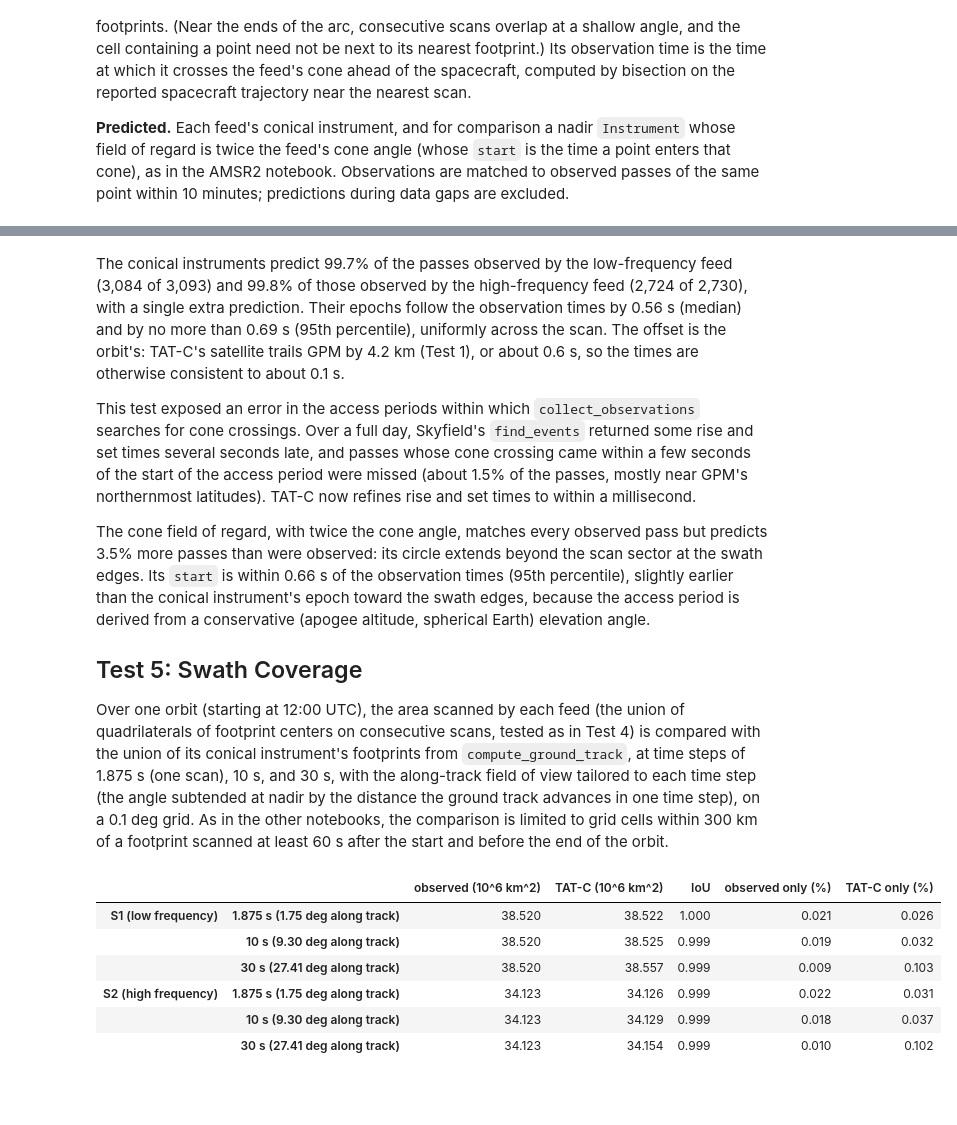
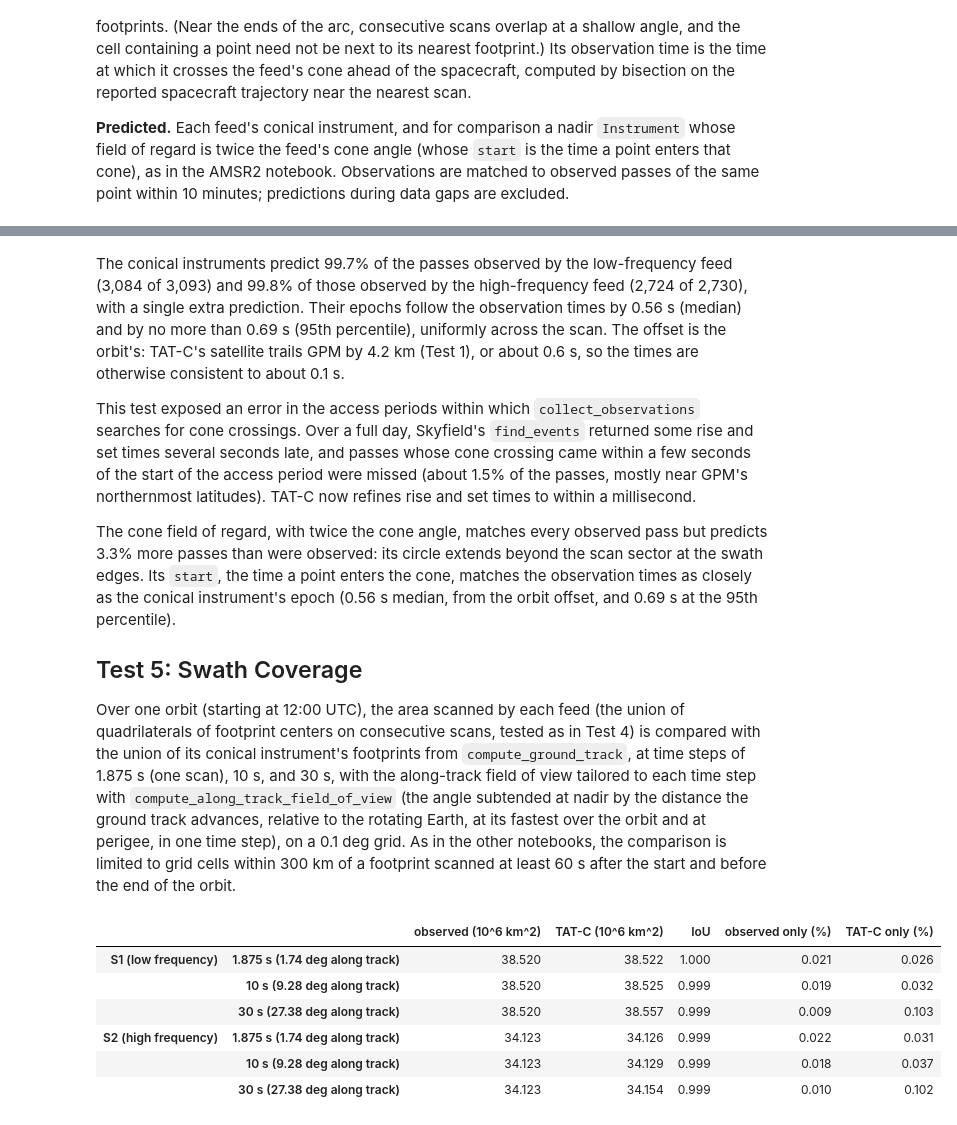
Before and after one commit to code-lab-org/tatc, a Jupyter notebook: docs/validation/ValidateConicalGMI.ipynb, the cells around one changed output, grey strips where cells are left out. Cells and saved outputs as stored; diff of their text form; code cells hidden in the pictures; blank space fills up the shorter version.

Commit message:
tweak repeat cycle and improve estimate of ground track velocity to size along track dimension

```diff
--- a/docs/validation/ValidateConicalGMI.ipynb
+++ b/docs/validation/ValidateConicalGMI.ipynb
@@ -498,11 +498,11 @@ The conical instruments predict 99.7% of the passes observed by the low-frequenc
 
 This test exposed an error in the access periods within which `collect_observations` searches for cone crossings. Over a full day, Skyfield's `find_events` returned some rise and set times several seconds late, and passes whose cone crossing came within a few seconds of the start of the access period were missed (about 1.5% of the passes, mostly near GPM's northernmost latitudes). TAT-C now refines rise and set times to within a millisecond.
 
-The cone field of regard, with twice the cone angle, matches every observed pass but predicts 3.5% more passes than were observed: its circle extends beyond the scan sector at the swath edges. Its `start` is within 0.66 s of the observation times (95th percentile), slightly earlier than the conical instrument's epoch toward the swath edges, because the access period is derived from a conservative (apogee altitude, spherical Earth) elevation angle.
+The cone field of regard, with twice the cone angle, matches every observed pass but predicts 3.3% more passes than were observed: its circle extends beyond the scan sector at the swath edges. Its `start`, the time a point enters the cone, matches the observation times as closely as the conical instrument's epoch (0.56 s median, from the orbit offset, and 0.69 s at the 95th percentile).
 
 ## Test 5: Swath Coverage
 
-Over one orbit (starting at 12:00 UTC), the area scanned by each feed (the union of quadrilaterals of footprint centers on consecutive scans, tested as in Test 4) is compared with the union of its conical instrument's footprints from `compute_ground_track`, at time steps of 1.875 s (one scan), 10 s, and 30 s, with the along-track field of view tailored to each time step (the angle subtended at nadir by the distance the ground track advances in one time step), on a 0.1 deg grid. As in the other notebooks, the comparison is limited to grid cells within 300 km of a footprint scanned at least 60 s after the start and before the end of the orbit.
+Over one orbit (starting at 12:00 UTC), the area scanned by each feed (the union of quadrilaterals of footprint centers on consecutive scans, tested as in Test 4) is compared with the union of its conical instrument's footprints from `compute_ground_track`, at time steps of 1.875 s (one scan), 10 s, and 30 s, with the along-track field of view tailored to each time step with `compute_along_track_field_of_view` (the angle subtended at nadir by the distance the ground track advances, relative to the rotating Earth, at its fastest over the orbit and at perigee, in one time step), on a 0.1 deg grid. As in the other notebooks, the comparison is limited to grid cells within 300 km of a footprint scanned at least 60 s after the start and before the end of the orbit.
 # %%
 orbit_start = 12 * 3600
 orbit_period = 86400 / float(TLE[1][52:63])
@@ -511,7 +511,7 @@ STEP5, MARGIN5 = 0.1, 60  # deg, s
 lon5, lat5 = np.meshgrid(np.arange(-180 + STEP5 / 2, 180, STEP5), np.arange(-90 + STEP5 / 2, 90, STEP5))
 cell_area5 = (np.cos(np.radians(lat5)) * (STEP5 * 111.32) ** 2).ravel()
 grid5 = up(lon5.ravel(), lat5.ravel())
-ground_speed5 = 2 * np.pi * 6371.0088e3 / orbit_period
+inclination5 = float(TLE[1][8:16])
 altitude5 = float(np.median(gmi["sc_alt"])) * 1e3
 rows5 = {}
 for feed in FEEDS:
@@ -524,40 +524,42 @@ for feed in FEEDS:
     compared5 = (distance5 < 2 * np.sin(300 / 6371 / 2)) & (nearest_time5 > MARGIN5) & (nearest_time5 < duration5 - MARGIN5)
     observed5 = np.zeros(len(grid5), dtype=bool)
     _, nearest_eight = tree5.query(grid5[compared5], k=8, workers=-1)
     for column in range(8):
         k, j = np.divmod(nearest_eight[:, column], N_SAMPLES)
         k = scans5[k]
         inside = np.zeros(len(k), dtype=bool)
         for dk in (-1, 0):
             for dj in (-1, 0):
                 inside |= in_cell(grid5[compared5], k + dk, j + dj)
         observed5[np.flatnonzero(compared5)] |= inside
     for time_step in [1.875, 10, 30]:
-        width = np.degrees(2 * np.arctan(ground_speed5 * time_step / 2 / altitude5))
+        width = compute_along_track_field_of_view(
+            gpm.orbit.get_semimajor_axis() - EARTH_MEAN_RADIUS, time_step, inclination5, eccentricity=gpm.orbit.get_eccentricity()
+        )
         first, last = scan_time[scans5[0]], scan_time[scans5[-1]]
         times = to_utc(first + time_step * (np.arange(int((last - first) // time_step)) + 0.5))
         instrument = instruments[feed].model_copy(update={"along_track_field_of_view": width})
         geometry5 = compute_ground_track(gpm.model_copy(update={"instruments": [instrument]}), times).geometry.iloc[0]
         prepare(geometry5)
         predicted = np.zeros(len(grid5), dtype=bool)
         predicted[compared5] = contains_xy(geometry5, lon5.ravel()[compared5], lat5.ravel()[compared5])
         area = lambda mask: np.sum(mask * cell_area5) / 1e6
         rows5[(f"{feed} ({FEEDS[feed]})", f"{time_step:g} s ({width:.2f} deg along track)")] = {
             "observed (10^6 km^2)": area(observed5),
             "TAT-C (10^6 km^2)": area(predicted),
             "IoU": area(observed5 & predicted) / area(observed5 | predicted),
             "observed only (%)": 100 * area(observed5 & ~predicted) / area(observed5),
             "TAT-C only (%)": 100 * area(predicted & ~observed5) / area(predicted),
         }
 pd.DataFrame(rows5).T.round(3)
 # %% [output]
 |  |  | observed (10^6 km^2) | TAT-C (10^6 km^2) | IoU | observed only (%) | TAT-C only (%) |
-| S1 (low frequency) | 1.875 s (1.75 deg along track) | 38.520 | 38.522 | 1.000 | 0.021 | 0.026 |
-|  | 10 s (9.30 deg along track) | 38.520 | 38.525 | 0.999 | 0.019 | 0.032 |
-|  | 30 s (27.41 deg along track) | 38.520 | 38.557 | 0.999 | 0.009 | 0.103 |
-| S2 (high frequency) | 1.875 s (1.75 deg along track) | 34.123 | 34.126 | 0.999 | 0.022 | 0.031 |
-|  | 10 s (9.30 deg along track) | 34.123 | 34.129 | 0.999 | 0.018 | 0.037 |
-|  | 30 s (27.41 deg along track) | 34.123 | 34.154 | 0.999 | 0.010 | 0.102 |
+| S1 (low frequency) | 1.875 s (1.74 deg along track) | 38.520 | 38.522 | 1.000 | 0.021 | 0.026 |
+|  | 10 s (9.28 deg along track) | 38.520 | 38.525 | 0.999 | 0.019 | 0.032 |
+|  | 30 s (27.38 deg along track) | 38.520 | 38.557 | 0.999 | 0.009 | 0.103 |
+| S2 (high frequency) | 1.875 s (1.74 deg along track) | 34.123 | 34.126 | 0.999 | 0.022 | 0.031 |
+|  | 10 s (9.28 deg along track) | 34.123 | 34.129 | 0.999 | 0.018 | 0.037 |
+|  | 30 s (27.38 deg along track) | 34.123 | 34.154 | 0.999 | 0.010 | 0.102 |
 # %% [markdown]
 Each conical instrument's swath matches the area its feed scans over an orbit with an IoU of 0.999 or better at every time step: less than 0.03% of the scanned area lies outside the TAT-C swath, and at most 0.1% of the TAT-C swath lies outside the scanned area (at the 30 s step, where the footprints are longest). Unlike for AMSR2, no gaps between consecutive footprints are apparent.
 
```
Also changed, not shown: parts of 4 cells of this notebook, 13 other files.
